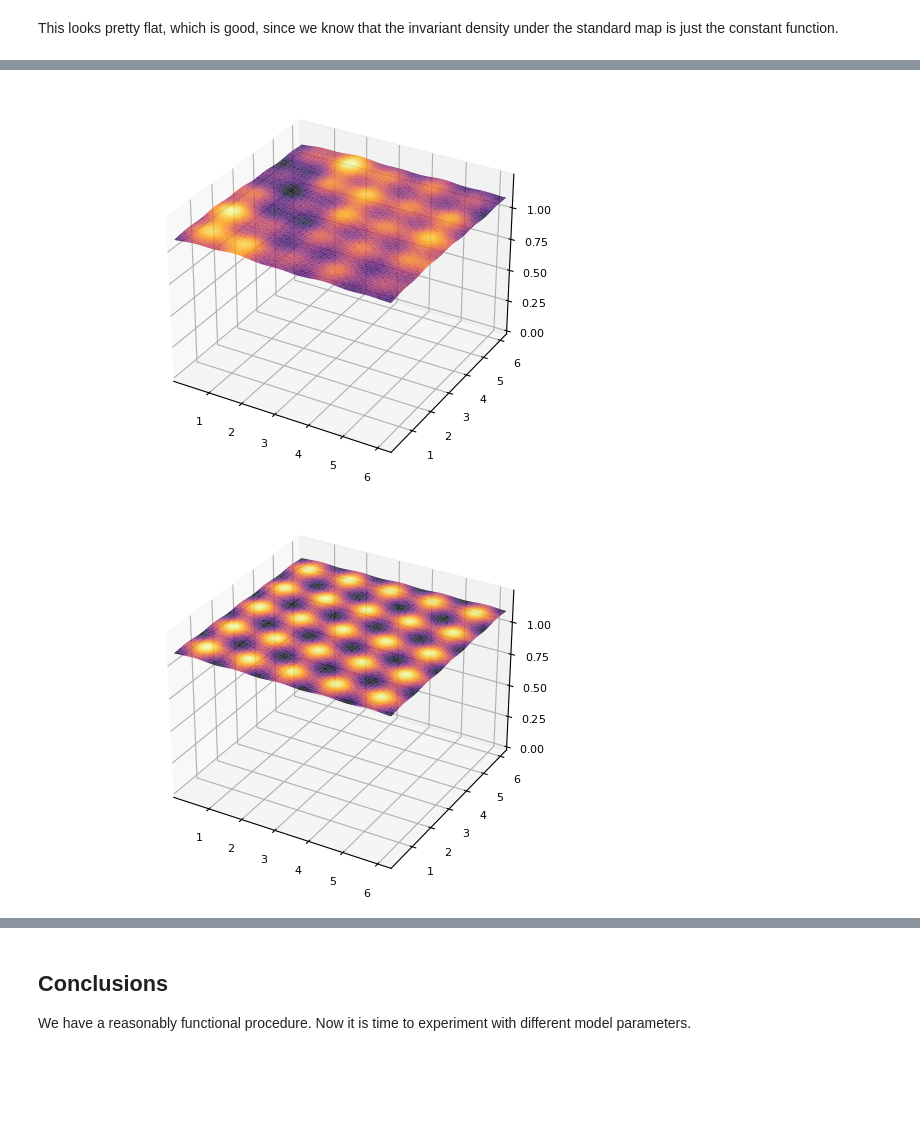
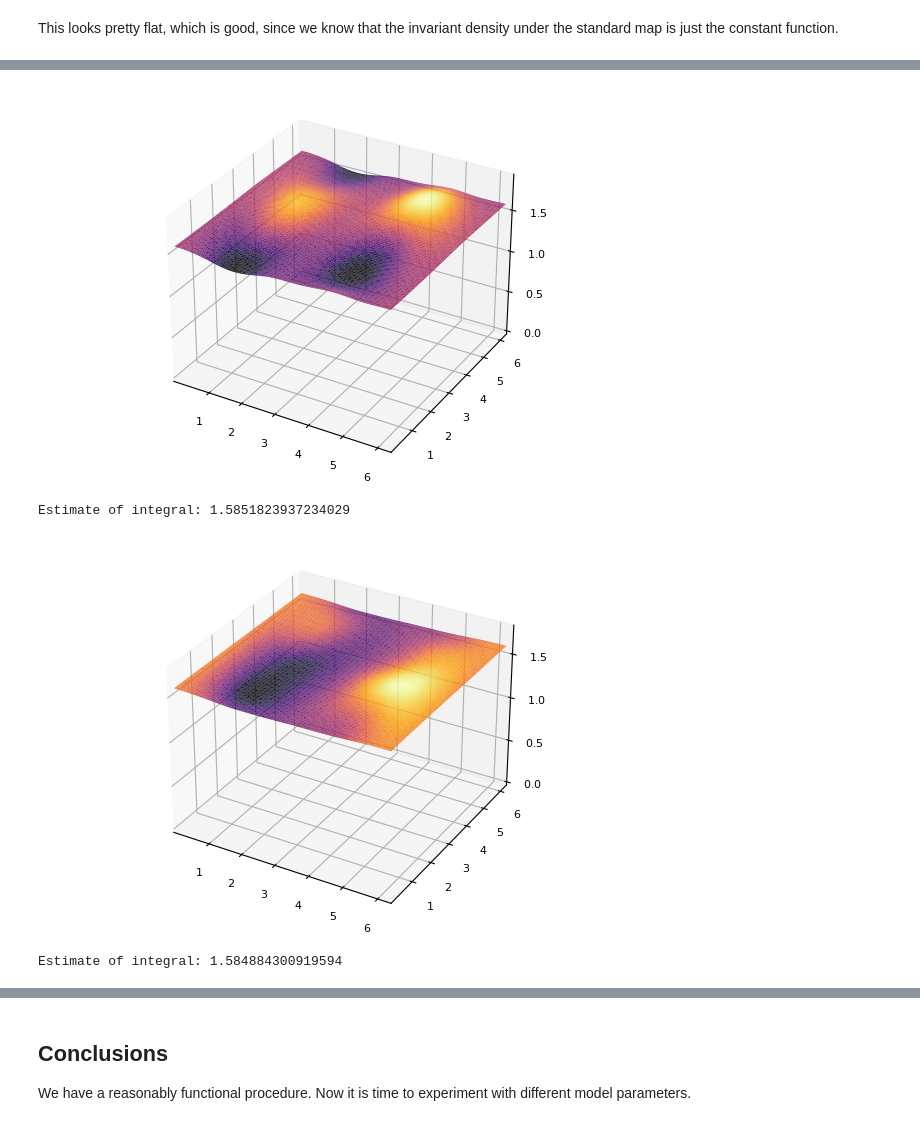
Before and after one commit to rcushen/thesis, a Jupyter notebook: Simulation #1.ipynb, the cells around one changed output, grey strips where cells are left out. Drawn from its saved outputs; the diff is of its cells as text; code cells hidden in the pictures; blank space fills up the shorter version.

```diff
--- a/Simulation #1.ipynb
+++ b/Simulation #1.ipynb
@@ -194,5 +199,5 @@ Each of these integrals is computed over a Voronoi tesselation of the state spac
 # %%
 X = s;
-Y = S(X; map_type="cat");
+Y = S(X; map_type="standard");
 # %%
 Ξ = integrate_phiy(Y, basis_locs, range, 100, φ, ϵ);
@@ -208,3 +206,3 @@ This is now everything we need to compute the matrix $T$.
 # %%
-T = construct_T(w, Φ, Ξ, c);
+P = construct_P(w, Φ, Ξ, c);
 # %%
@@ -327,5 +321,5 @@ zlims!(0, maximum(initial_density)*1.1)
 # %%
-β1 = T * β;
+β1 = P * β;
 
 evolved_density = basis_combination(grid, basis_locs, φ, ϵ, β1);
 surface(grid[:,1], grid[:,2], evolved_density; legend=false)
@@ -335,16 +334,26 @@ zlims!(0, maximum(evolved_density)*1.1)
 # %%
-β2 = T * β1;
+β2 = P * β1;
 
 evolved_density = basis_combination(grid, basis_locs, φ, ϵ, β2);
 surface(grid[:,1], grid[:,2], evolved_density; legend=false)
 zlims!(0, maximum(evolved_density)*1.1)
 # %% [output]
-[figure, old version]
+[figure, new version]
+# %%
+integral = sum(evolved_density)/n_gridpoints;
+println("Estimate of integral: $integral")
+# %% [output]
+Estimate of integral: 1.5851823937234029
 # %%
-β3 = T * β2;
+β3 = P * β2;
 
 evolved_density = basis_combination(grid, basis_locs, φ, ϵ, β3);
 surface(grid[:,1], grid[:,2], evolved_density; legend=false)
 zlims!(0, maximum(evolved_density)*1.1)
 # %% [output]
-[figure, old version]
+[figure, new version]
+# %%
+integral = sum(evolved_density)/n_gridpoints;
+println("Estimate of integral: $integral")
+# %% [output]
+Estimate of integral: 1.584884300919594
```
Also changed, not shown: parts of 39 cells of this notebook, 2 other files.
